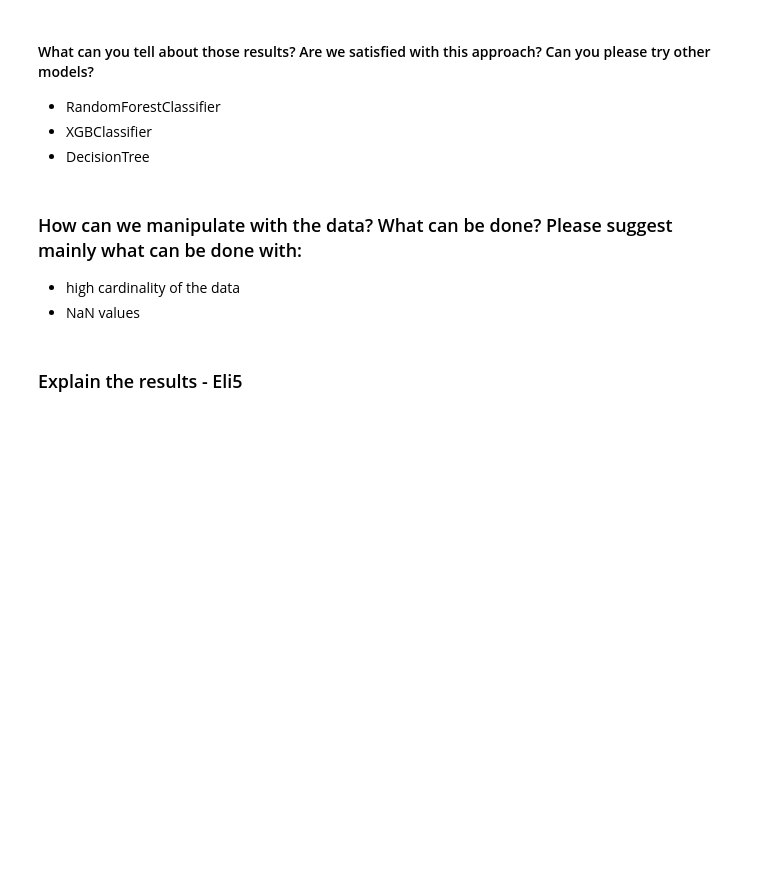
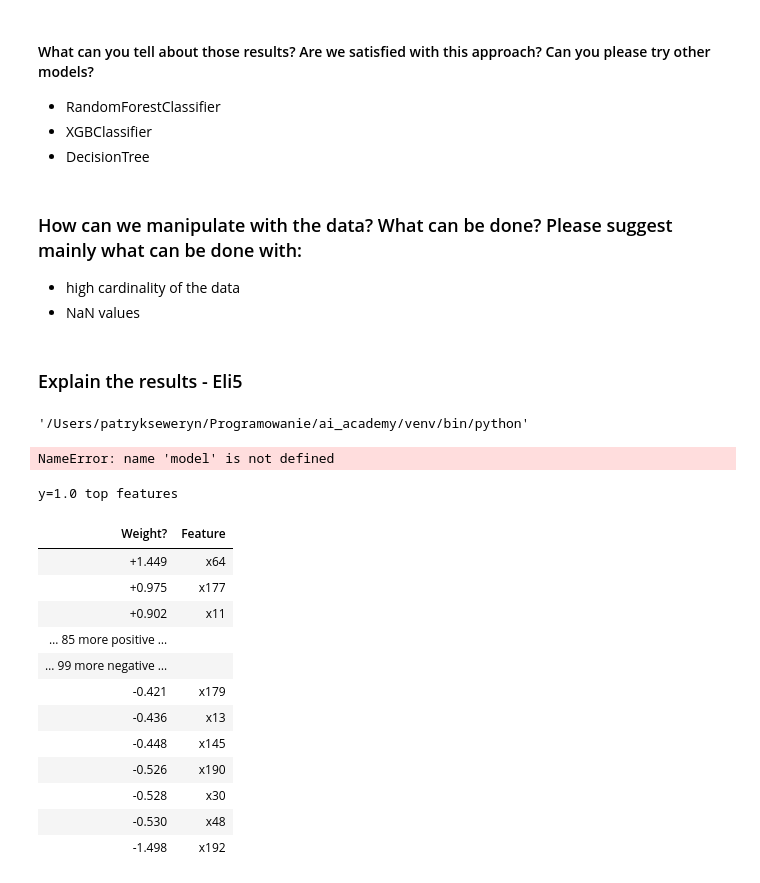
Before and after one commit to DigicaSolutions/ai_academy, a Jupyter notebook: day_1/changing_jobs.ipynb, the cells around one changed output. Drawn from its saved outputs; the diff is of its cells as text; code cells hidden in the pictures; blank space fills up the shorter version.

```diff
--- a/day_1/changing_jobs.ipynb
+++ b/day_1/changing_jobs.ipynb
@@ -587,2 +584,27 @@ classification_report(y_val, y_pred, output_dict=True, target_names=['not leavin
+# %%
+sys.executable
+# %% [output]
+'/Users/patrykseweryn/Programowanie/ai_academy/venv/bin/python'
 # %%
 import eli5
+# %%
+eli5.show_weights(model)
+# %% [output]
+NameError: name 'model' is not defined
+# %%
+eli5.show_weights(model, top=10)
+# %% [output]
+y=1.0 top features
+| Weight? | Feature |
+| +1.449 | x64 |
+| +0.975 | x177 |
+| +0.902 | x11 |
+| … 85 more positive … |  |
+| … 99 more negative … |  |
+| -0.421 | x179 |
+| -0.436 | x13 |
+| -0.448 | x145 |
+| -0.526 | x190 |
+| -0.528 | x30 |
+| -0.530 | x48 |
+| -1.498 | x192 |
```
Also changed, not shown: parts of 15 cells of this notebook.
